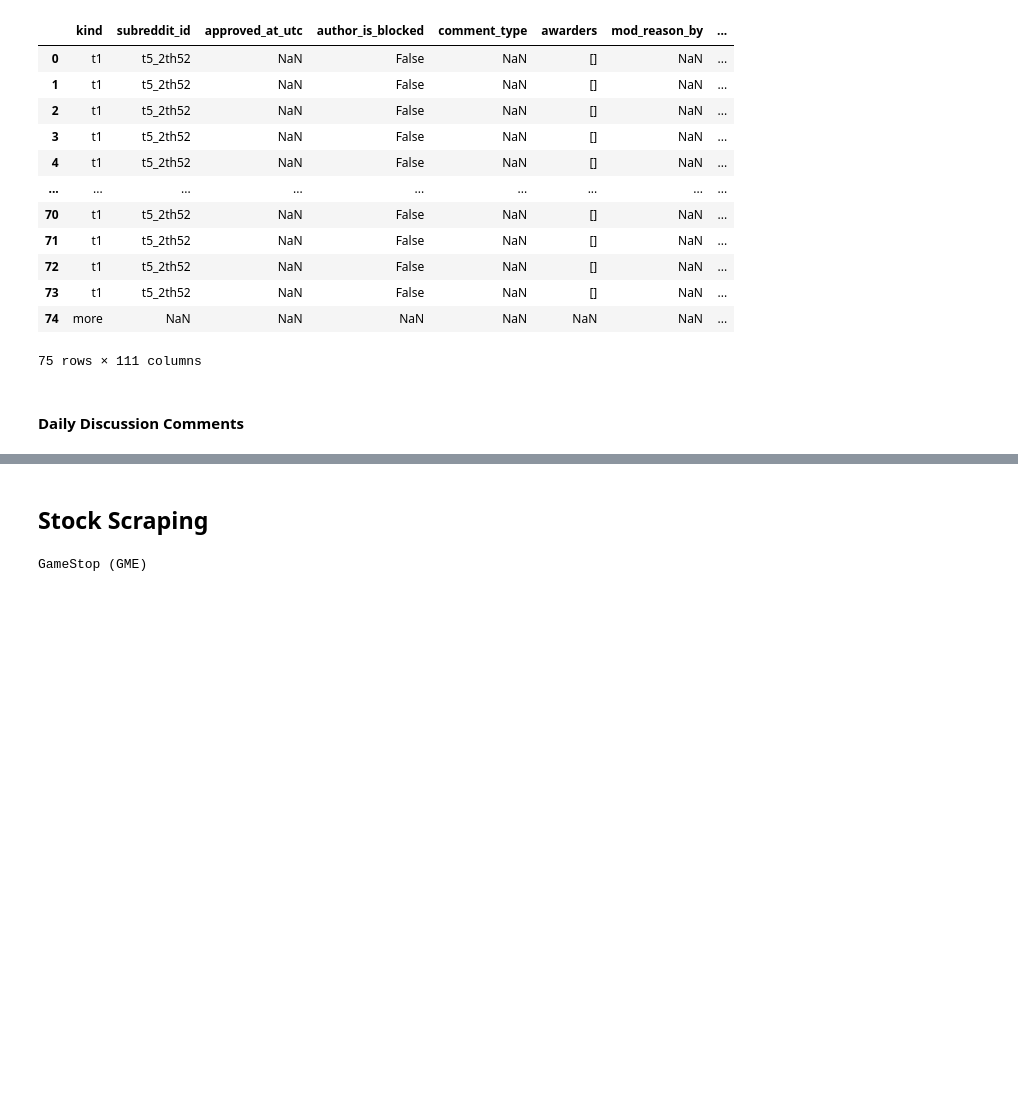
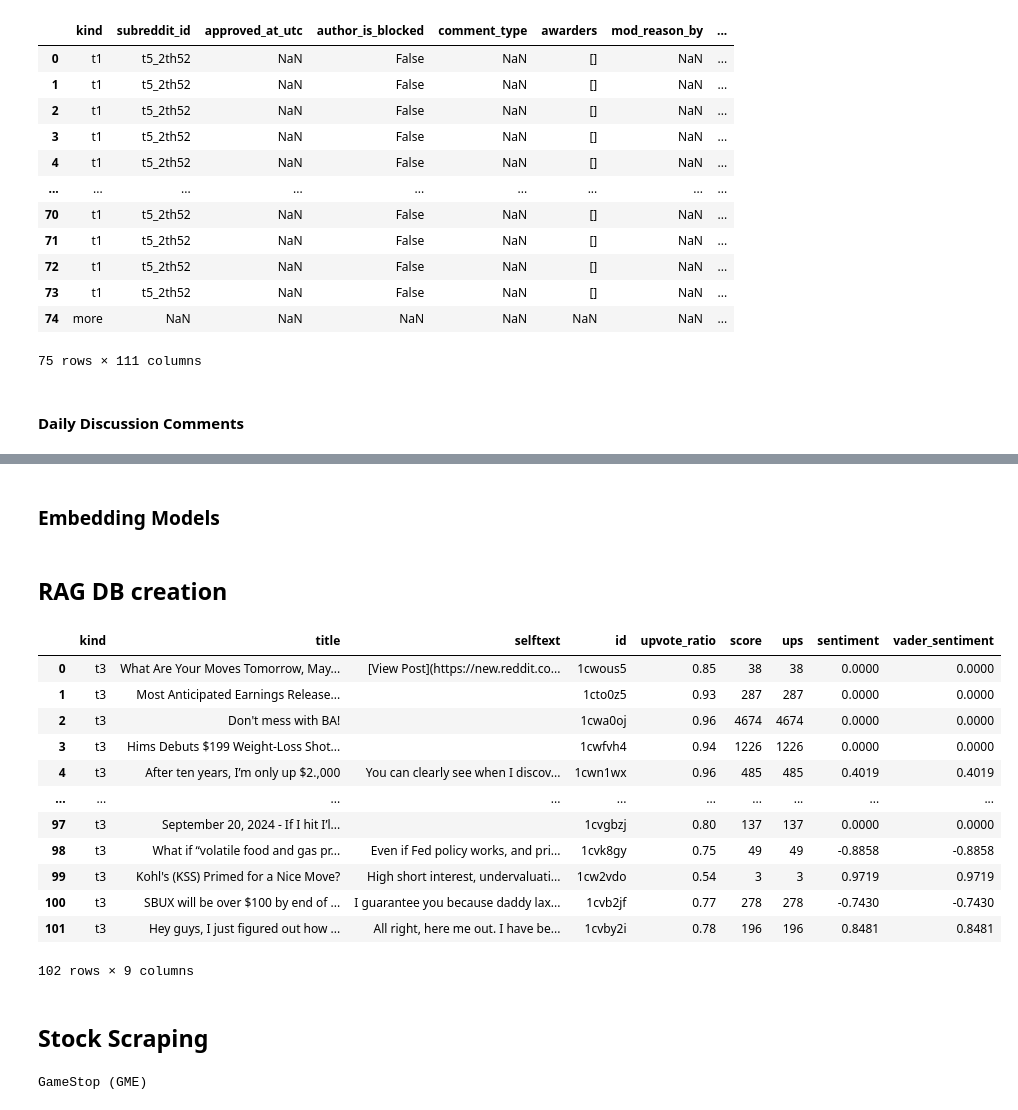
Before and after one commit to tristntran/twitter-stock-analysis, a Jupyter notebook: src/analysis.ipynb, the cells around one changed output, grey strips where cells are left out. Drawn from its saved outputs; the diff is of its cells as text; code cells hidden in the pictures; blank space fills up the shorter version.

```diff
--- a/src/analysis.ipynb
+++ b/src/analysis.ipynb
@@ -144,0 +154,8 @@ comments[20]
+# %%
+# Sample data (replace with your actual data)
+data = {'text': ['This movie was great!', 'I am so disappointed.', 'A mediocre film overall.']}
+analyzer = SentimentIntensityAnalyzer()
+# Define a function to extract the compound score
+def vader_sentiment(text):
+  score = analyzer.polarity_scores(text)
+  return score['compound']
@@ -144,0 +170,2 @@ comments[20]
+# %%
+hot_wsb_posts["text"] = hot_wsb_posts['title'] + " \n\n " + hot_wsb_posts['selftext']
@@ -144,0 +187,5 @@ comments[20]
+# %%
+# Apply the function to the 'text' column and create a new column 'sentiment'
+hot_wsb_posts['vader_sentiment'] = hot_wsb_posts['text'].apply(vader_sentiment)
+# %% [markdown]
+### Embedding Models
@@ -145,3 +197,24 @@ comments[20]
+# %% [markdown]
+## RAG DB creation
+# %%
+documents = []
+for index, row in hot_wsb_posts.iterrows():
+    documents.append({"id": row["id"],
+                      "text": row["title"] + "\n\n" + row["selftext"]})
+# %% [output]
+|  | kind | title | selftext | id | upvote_ratio | score | ups | sentiment | vader_sentiment |
+| 0 | t3 | What Are Your Moves Tomorrow, May... | [View Post](https://new.reddit.co... | 1cwous5 | 0.85 | 38 | 38 | 0.0000 | 0.0000 |
+| 1 | t3 | Most Anticipated Earnings Release... |  | 1cto0z5 | 0.93 | 287 | 287 | 0.0000 | 0.0000 |
+| 2 | t3 | Don't mess with BA! |  | 1cwa0oj | 0.96 | 4674 | 4674 | 0.0000 | 0.0000 |
+| 3 | t3 | Hims Debuts $199 Weight-Loss Shot... |  | 1cwfvh4 | 0.94 | 1226 | 1226 | 0.0000 | 0.0000 |
+| 4 | t3 | After ten years, I’m only up $2.,000 | You can clearly see when I discov... | 1cwn1wx | 0.96 | 485 | 485 | 0.4019 | 0.4019 |
+| ... | ... | ... | ... | ... | ... | ... | ... | ... | ... |
+| 97 | t3 | September 20, 2024 - If I hit I’l... |  | 1cvgbzj | 0.80 | 137 | 137 | 0.0000 | 0.0000 |
+| 98 | t3 | What if “volatile food and gas pr... | Even if Fed policy works, and pri... | 1cvk8gy | 0.75 | 49 | 49 | -0.8858 | -0.8858 |
+| 99 | t3 | Kohl's (KSS) Primed for a Nice Move? | High short interest, undervaluati... | 1cw2vdo | 0.54 | 3 | 3 | 0.9719 | 0.9719 |
+| 100 | t3 | SBUX will be over $100 by end of ... | I guarantee you because daddy lax... | 1cvb2jf | 0.77 | 278 | 278 | -0.7430 | -0.7430 |
+| 101 | t3 | Hey guys, I just figured out how ... | All right, here me out. I have be... | 1cvby2i | 0.78 | 196 | 196 | 0.8481 | 0.8481 |
+102 rows × 9 columns
 # %% [markdown]
 ## Stock Scraping
 # %%
```
Also changed, not shown: parts of 12 cells of this notebook, 2 other files.
